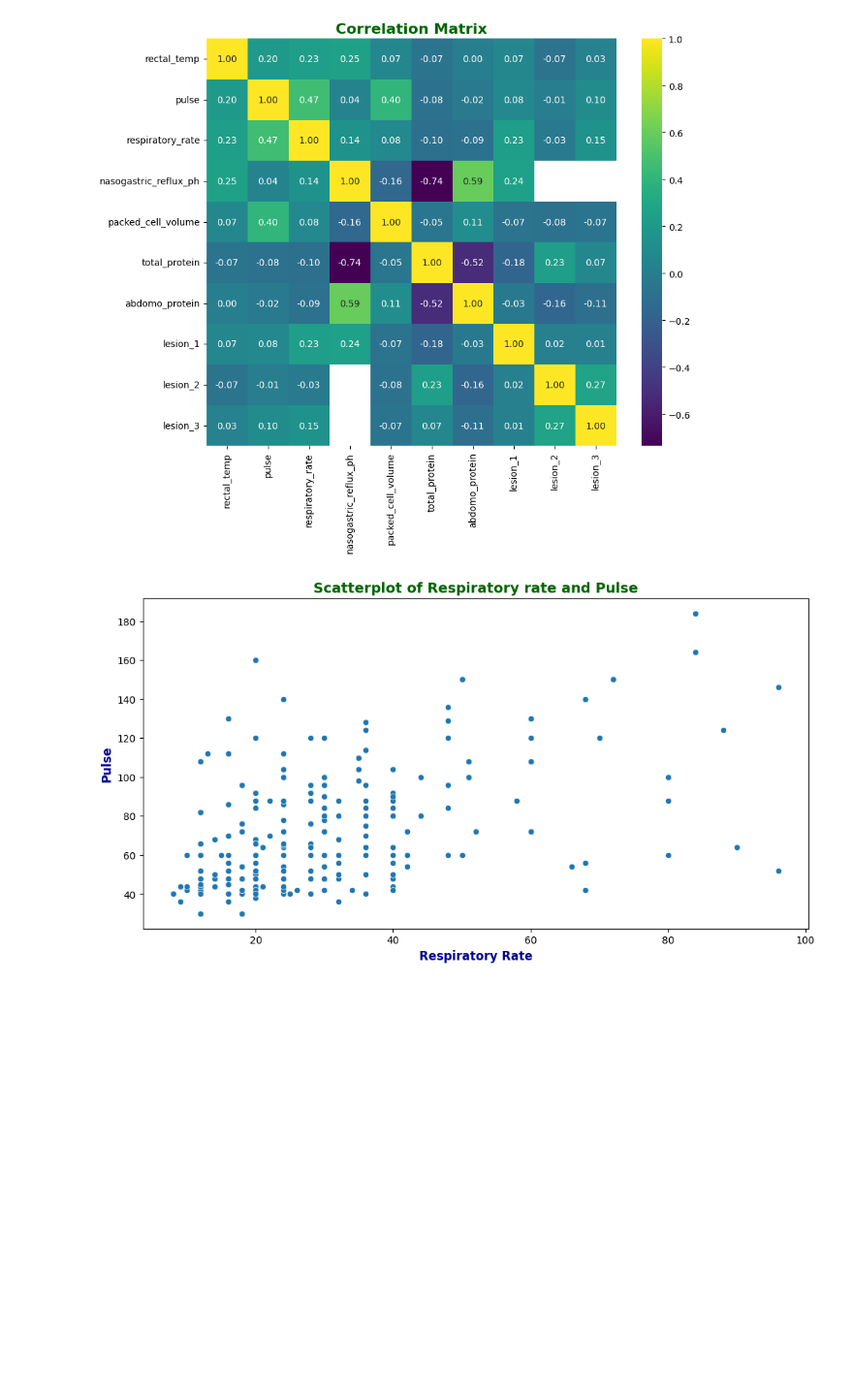
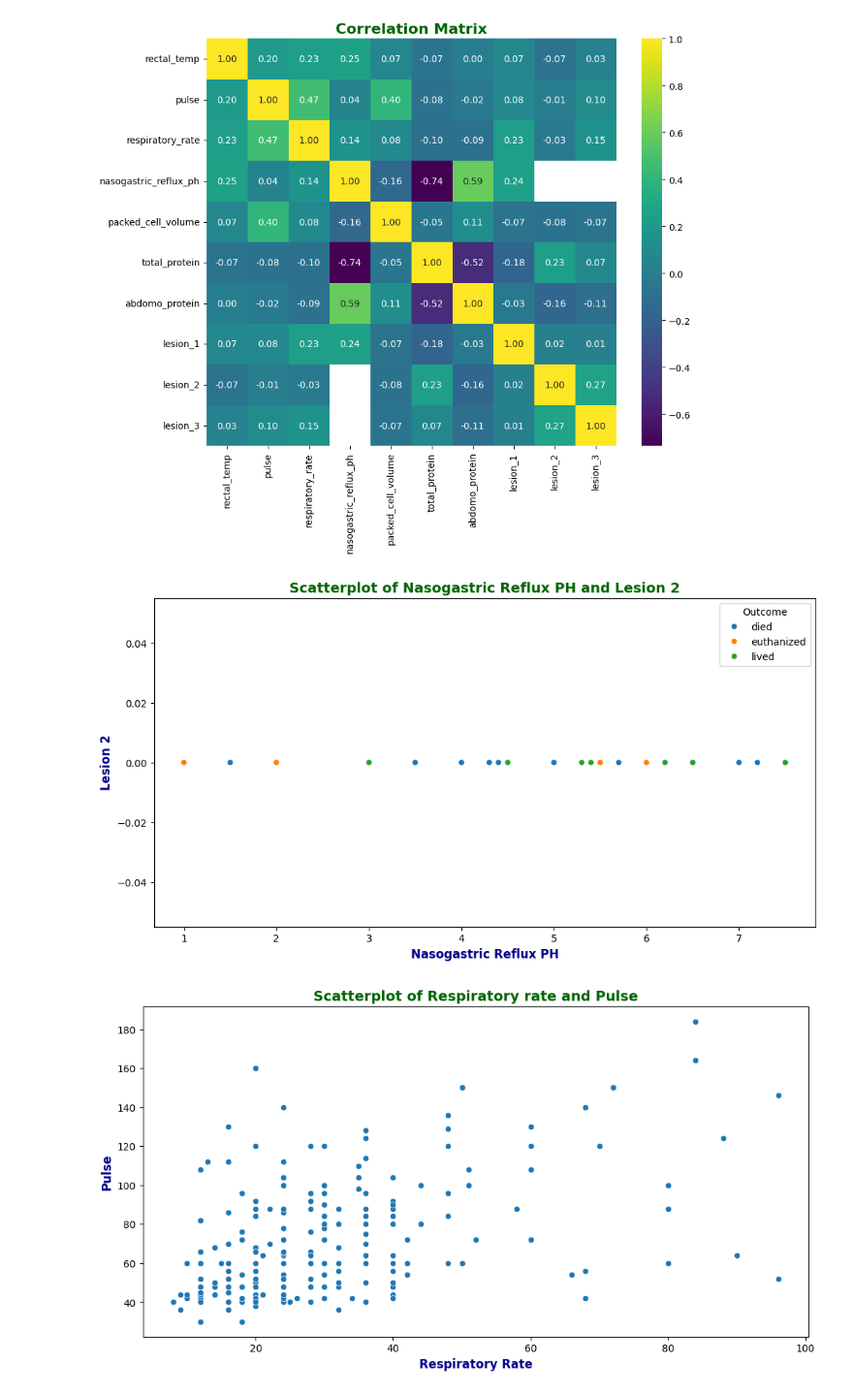
Before and after one commit to MehranZdi/horse_survival, a Jupyter notebook: horse_survival.ipynb, the cells around one changed output. Shown at 97% size. Drawn from its saved outputs; the diff is of its cells as text; code cells hidden in the pictures; blank space fills up the shorter version.

```diff
--- a/horse_survival.ipynb
+++ b/horse_survival.ipynb
@@ -232,6 +226,17 @@ plt.savefig('Correlation Matrix.png')
 plt.show()
 # %% [output]
 [figure]
+# %%
+plt.figure(figsize=(12, 6))
+sns.scatterplot(x='nasogastric_reflux_ph', y='lesion_2', hue='outcome', data=data)
+plt.title('Scatterplot of Nasogastric Reflux PH and Lesion 2', fontsize=14, fontweight='bold',color = 'darkgreen')
+plt.xlabel('Nasogastric Reflux PH', fontsize=12, fontweight='bold',color = 'darkblue')
+plt.ylabel('Lesion 2', fontsize=12, fontweight='bold',color = 'darkblue')
+plt.legend(title='Outcome', fontsize=10)
+# plt.savefig('Scatterplot of 'Nasogastric Reflux PH vs Pulse.png')
+plt.show()
+# %% [output]
+[figure, added]
 # %%
 plt.figure(figsize=(12, 6))
 sns.scatterplot(x='respiratory_rate', y='pulse', data=data)
```
Also changed, not shown: parts of 17 cells of this notebook.
